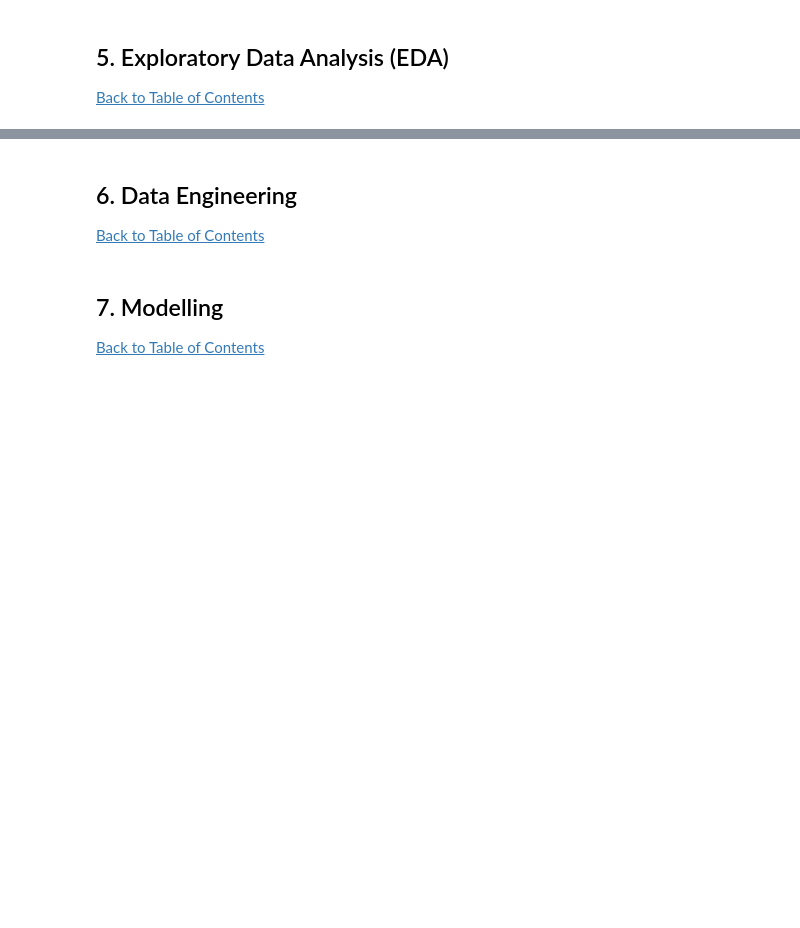
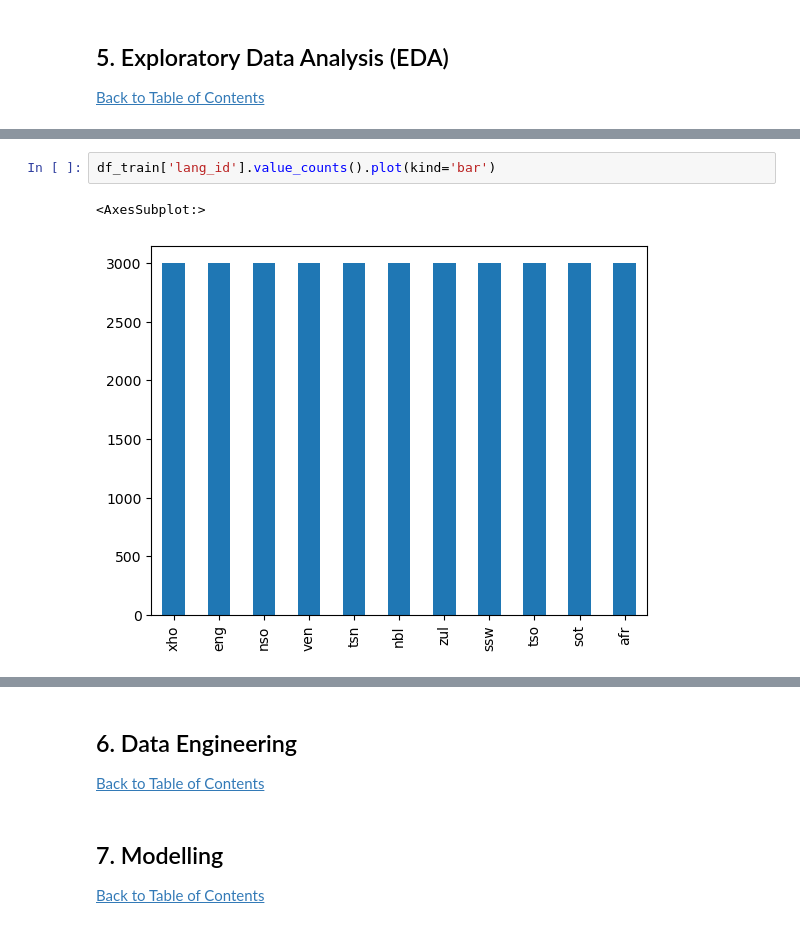
Before and after one commit to leiTiro/Lesego_Tiro-Explore, a Jupyter notebook: SA Laguange Kaggle Challenge.ipynb, the cells around one changed output, grey strips where cells are left out. Drawn from its saved outputs; the diff is of its cells as text; blank space fills up the shorter version.

```diff
--- a/SA Laguange Kaggle Challenge.ipynb
+++ b/SA Laguange Kaggle Challenge.ipynb
@@ -121,0 +203,5 @@ df_test.head()
+# %%
+df_train['lang_id'].value_counts().plot(kind='bar')
+# %% [output]
+<AxesSubplot:>
+[figure, added]
```
Also changed, not shown: parts of 13 cells of this notebook.
